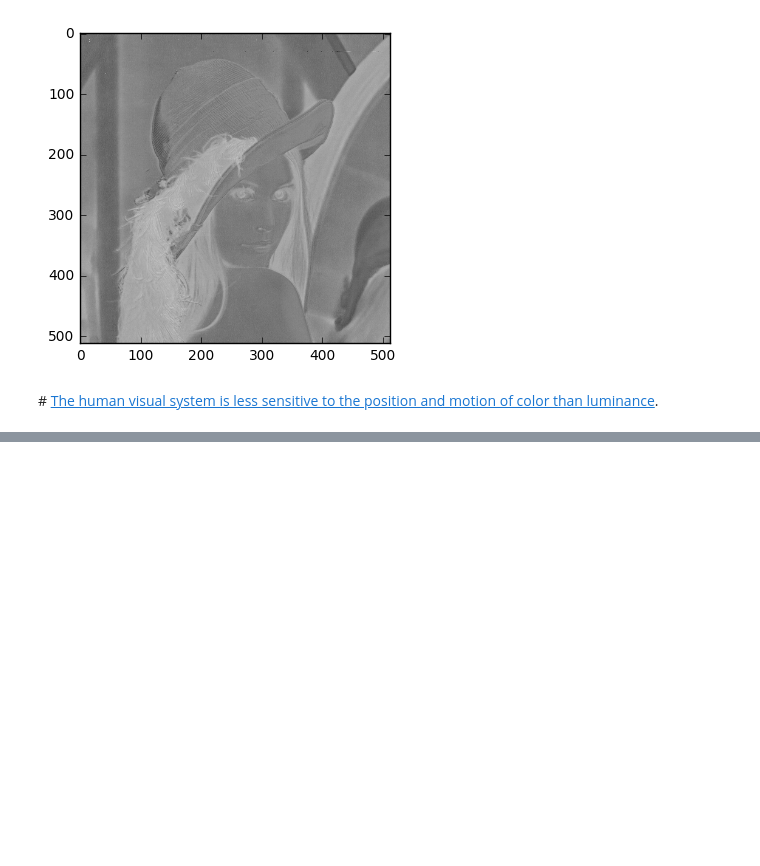
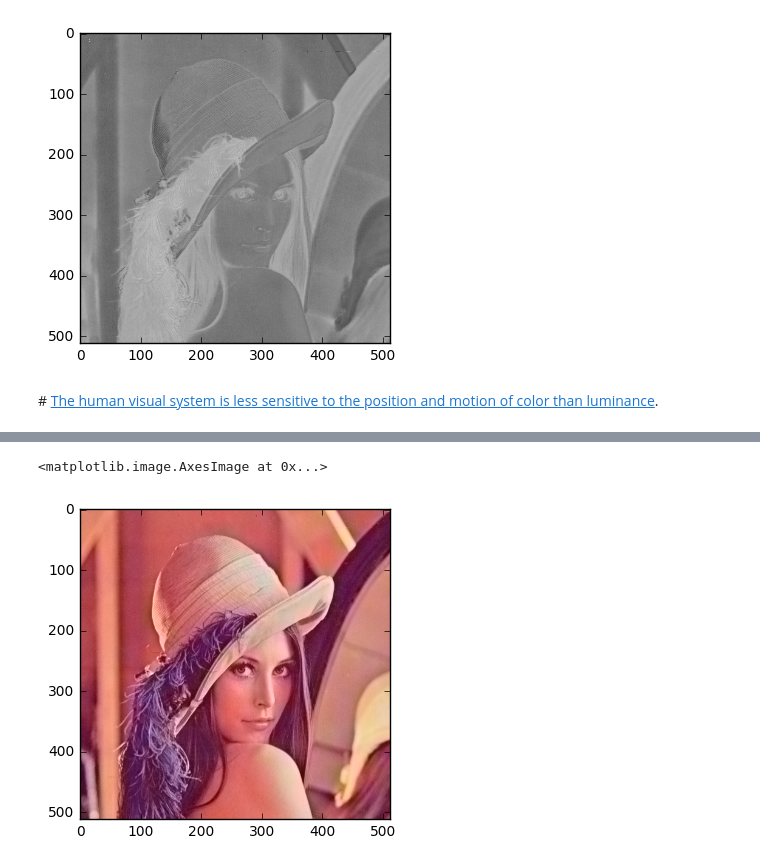
Before and after one commit to vicente-gonzalez-ruiz/color_subsampling, a Jupyter notebook: chroma_subsampling.ipynb, the cells around one changed output, grey strips where cells are left out. Drawn from its saved outputs; the diff is of its cells as text; code cells hidden in the pictures; blank space fills up the shorter version.

```diff
--- a/chroma_subsampling.ipynb
+++ b/chroma_subsampling.ipynb
@@ -141,0 +186,5 @@ plt.imshow(YCbCr[:,:,2], cmap='gray') # Shows Cr
+# %%
+plt.imshow(chroma_subsampled_RGB)
+# %% [output]
+<matplotlib.image.AxesImage at 0x...>
+[figure, added]
```
Also changed, not shown: parts of 9 cells of this notebook.
